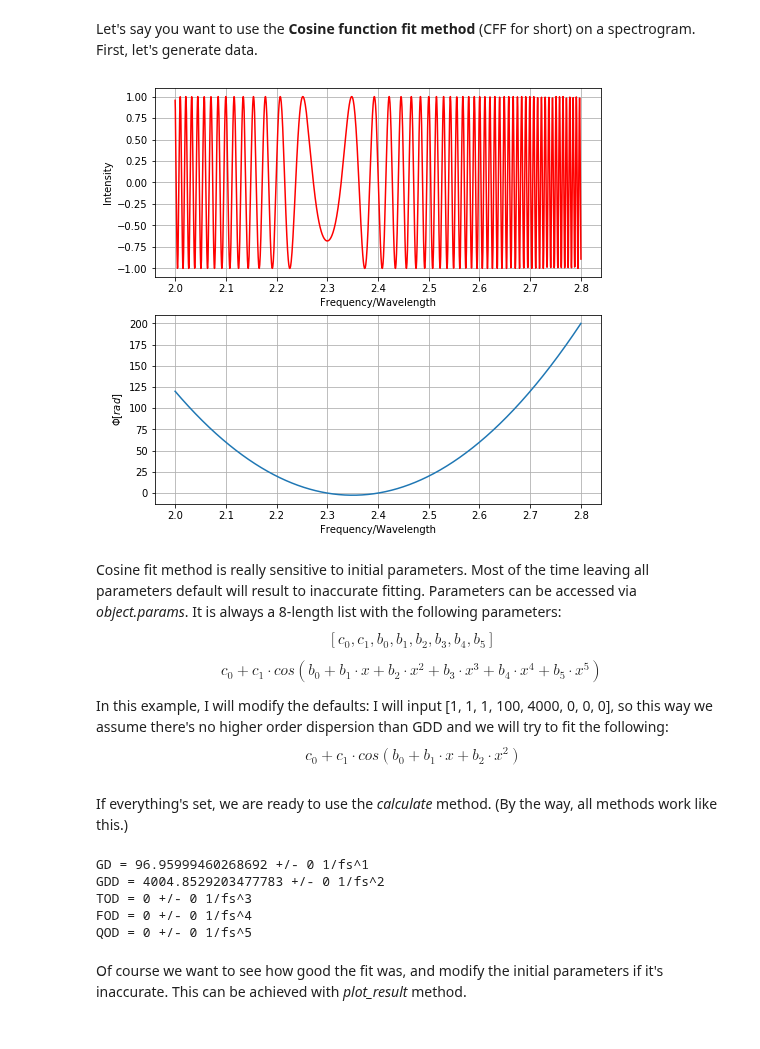
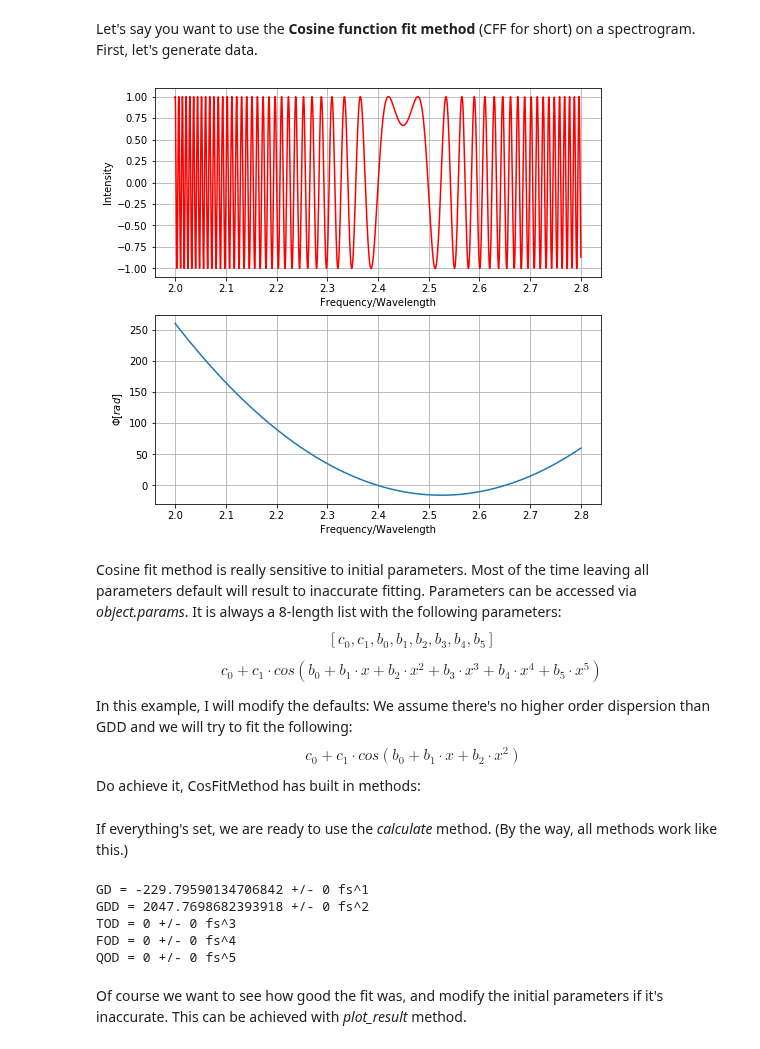
Before and after one commit to Ptrskay3/PySprint, a Jupyter notebook: doc/Methods.ipynb, the cells around one changed output. Cells and saved outputs as stored; diff of their text form; code cells hidden in the pictures.

```diff
--- a/doc/Methods.ipynb
+++ b/doc/Methods.ipynb
@@ -13,13 +13,13 @@ Let's say you want to use the **Cosine function fit method** (CFF for short) on
 # %%
 %matplotlib inline
 
 from pysprint import Generator, CosFitMethod
 
-myspectr = Generator(2, 2.8, 2.4, delay = 15000, GD = 100, GDD = 2000, normalize = True)
+myspectr = Generator(2, 2.8, 2.4, delay = 150, GD = -250, GDD = 2000, normalize = True)
 myspectr.generate_freq()
 myspectr.phase_graph()
 # %% [output]
-[figure, old version]
+[figure, new version]
 # %%
 #unpacking the generated data
 x, y, ref, sam = myspectr.unpack()
@@ -31,5 +31,7 @@ Cosine fit method is really sensitive to initial parameters. Most of the time le
 
 $$ c_0 + c_1 \cdot cos (b_0 + b_1\cdot x + b_2\cdot x^2+ b_3\cdot x^3+ b_4\cdot x^4+ b_5\cdot x^5)$$
 
-In this example, I will modify the defaults: I will input [1, 1, 1, 100, 4000, 0, 0, 0], so this way we assume there's no higher order dispersion than GDD and we will try to fit the following:
+In this example, I will modify the defaults:
+We assume there's no higher order dispersion than GDD and we will try to fit the following:
 $$\ c_0 + c_1 \cdot cos (b_0 + b_1\cdot x + b_2\cdot x^2)$$
+Do achieve it, CosFitMethod has built in methods:
@@ -38,14 +44,14 @@ mycosfit.params = [1, 1, 1, 100, 4000, 0, 0, 0]
 # %% [markdown]
 If everything's set, we are ready to use the *calculate* method. (By the way, all methods work like this.)
 # %%
-#by calling the calculate method, the parameters immediately printed and also returned
-dispersion, dispersion_std, fit_report = mycosfit.calculate(reference_point = 2.3)
+#by calling the calculate method on any method, the parameters immediately printed and also returned
+dispersion, dispersion_std, fit_report = mycosfit.calculate(reference_point = 2.45)
 # %% [output]
-GD = 96.95999460268692 +/- 0 1/fs^1
-GDD = 4004.8529203477783 +/- 0 1/fs^2
-TOD = 0 +/- 0 1/fs^3
-FOD = 0 +/- 0 1/fs^4
-QOD = 0 +/- 0 1/fs^5
+GD = -229.79590134706842 +/- 0 fs^1
+GDD = 2047.7698682393918 +/- 0 fs^2
+TOD = 0 +/- 0 fs^3
+FOD = 0 +/- 0 fs^4
+QOD = 0 +/- 0 fs^5
 # %% [markdown]
 Of course we want to see how good the fit was, and modify the initial parameters if it's inaccurate.
 This can be achieved with *plot_result* method.
```
Also changed, not shown: parts of 14 cells of this notebook, 4 other files.
